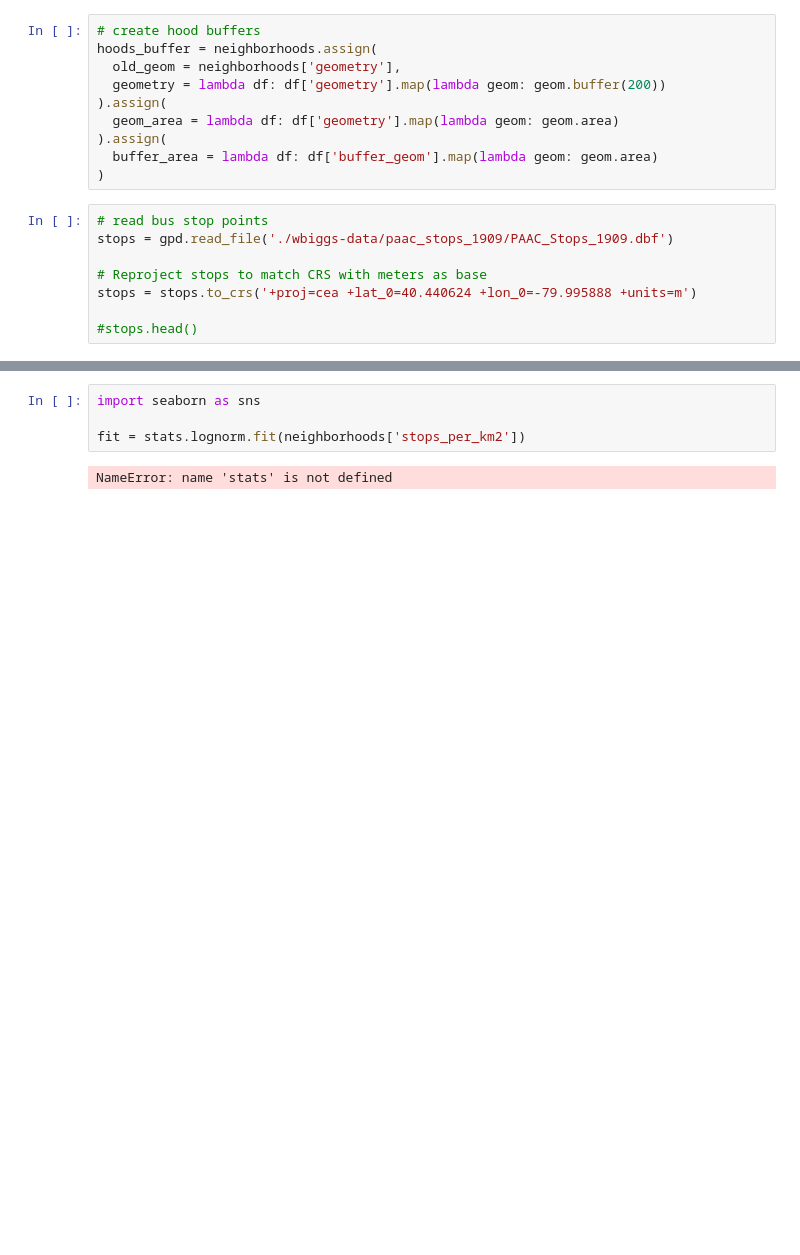
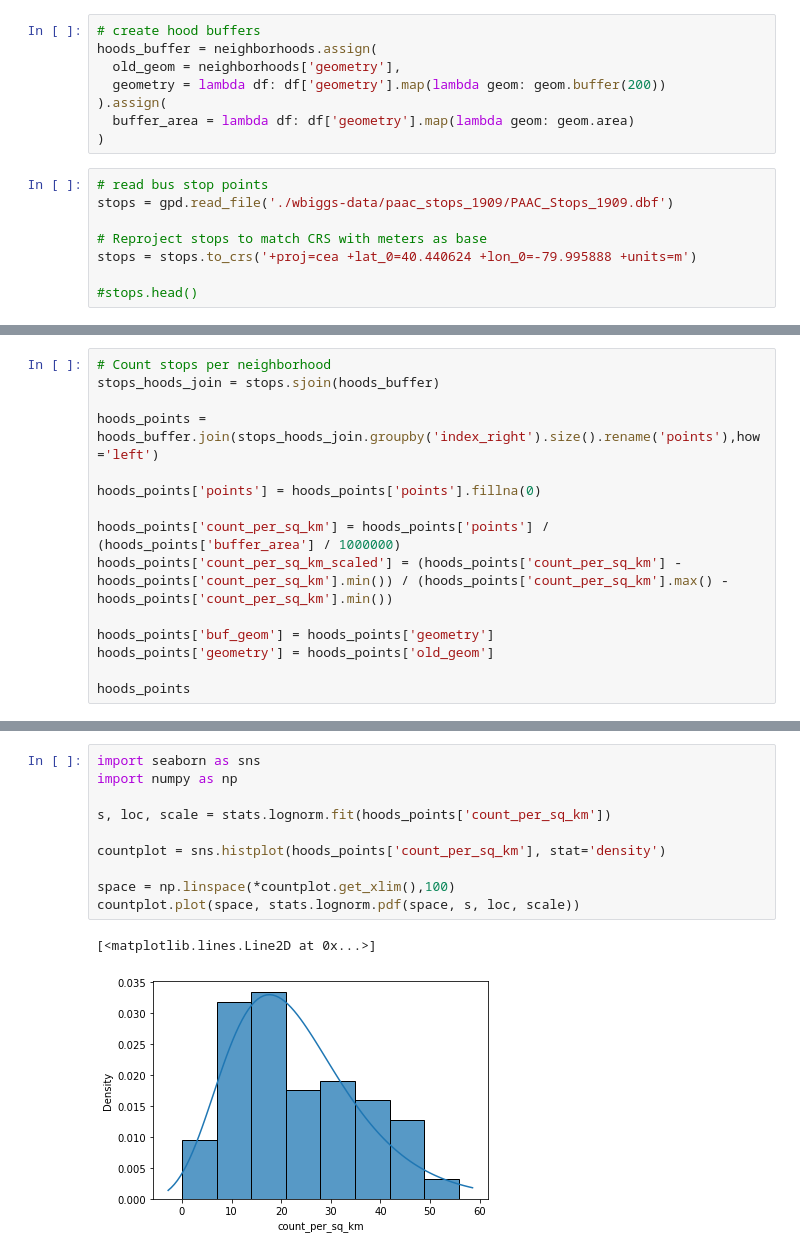
Before and after one commit to AidanLil/CMPINF0010-Final-Project-32, a Jupyter notebook: Personal Notebooks/wbiggs.ipynb, the cells around one changed output, grey strips where cells are left out. Drawn from its saved outputs; the diff is of its cells as text; blank space fills up the shorter version.

```diff
--- a/Personal Notebooks/wbiggs.ipynb
+++ b/Personal Notebooks/wbiggs.ipynb
@@ -34,9 +32,7 @@ hoods_buffer = neighborhoods.assign(
   old_geom = neighborhoods['geometry'],
   geometry = lambda df: df['geometry'].map(lambda geom: geom.buffer(200))
 ).assign(
-  geom_area = lambda df: df['geometry'].map(lambda geom: geom.area)
-).assign(
-  buffer_area = lambda df: df['buffer_geom'].map(lambda geom: geom.area)
+  buffer_area = lambda df: df['geometry'].map(lambda geom: geom.area)
 )
 # %%
 # read bus stop points
@@ -92,0 +45,15 @@ array([[<AxesSubplot:title={'center':'stops_per_km2_scaled'}>]],
+# %%
+# Count stops per neighborhood
+stops_hoods_join = stops.sjoin(hoods_buffer)
+
+hoods_points = hoods_buffer.join(stops_hoods_join.groupby('index_right').size().rename('points'),how='left')
+
+hoods_points['points'] = hoods_points['points'].fillna(0)
+
+hoods_points['count_per_sq_km'] = hoods_points['points'] / (hoods_points['buffer_area'] / 1000000)
+hoods_points['count_per_sq_km_scaled'] = (hoods_points['count_per_sq_km'] - hoods_points['count_per_sq_km'].min()) / (hoods_points['count_per_sq_km'].max() - hoods_points['count_per_sq_km'].min())
+
+hoods_points['buf_geom'] = hoods_points['geometry']
+hoods_points['geometry'] = hoods_points['old_geom']
+
+hoods_points
@@ -95,9 +76,16 @@ neighborhoods.plot(column='stops_per_km2_scaled')
 # %% [output]
 <AxesSubplot:>
 [figure]
-# %%
-import seaborn as sns
-
-fit = stats.lognorm.fit(neighborhoods['stops_per_km2'])
-# %% [output]
-NameError: name 'stats' is not defined
+# %%
+import seaborn as sns
+import numpy as np
+
+s, loc, scale = stats.lognorm.fit(hoods_points['count_per_sq_km'])
+
+countplot = sns.histplot(hoods_points['count_per_sq_km'], stat='density')
+
+space = np.linspace(*countplot.get_xlim(),100)
+countplot.plot(space, stats.lognorm.pdf(space, s, loc, scale))
+# %% [output]
+[<matplotlib.lines.Line2D at 0x...>]
+[figure, added]
```
Also changed, not shown: parts of 7 cells of this notebook.
